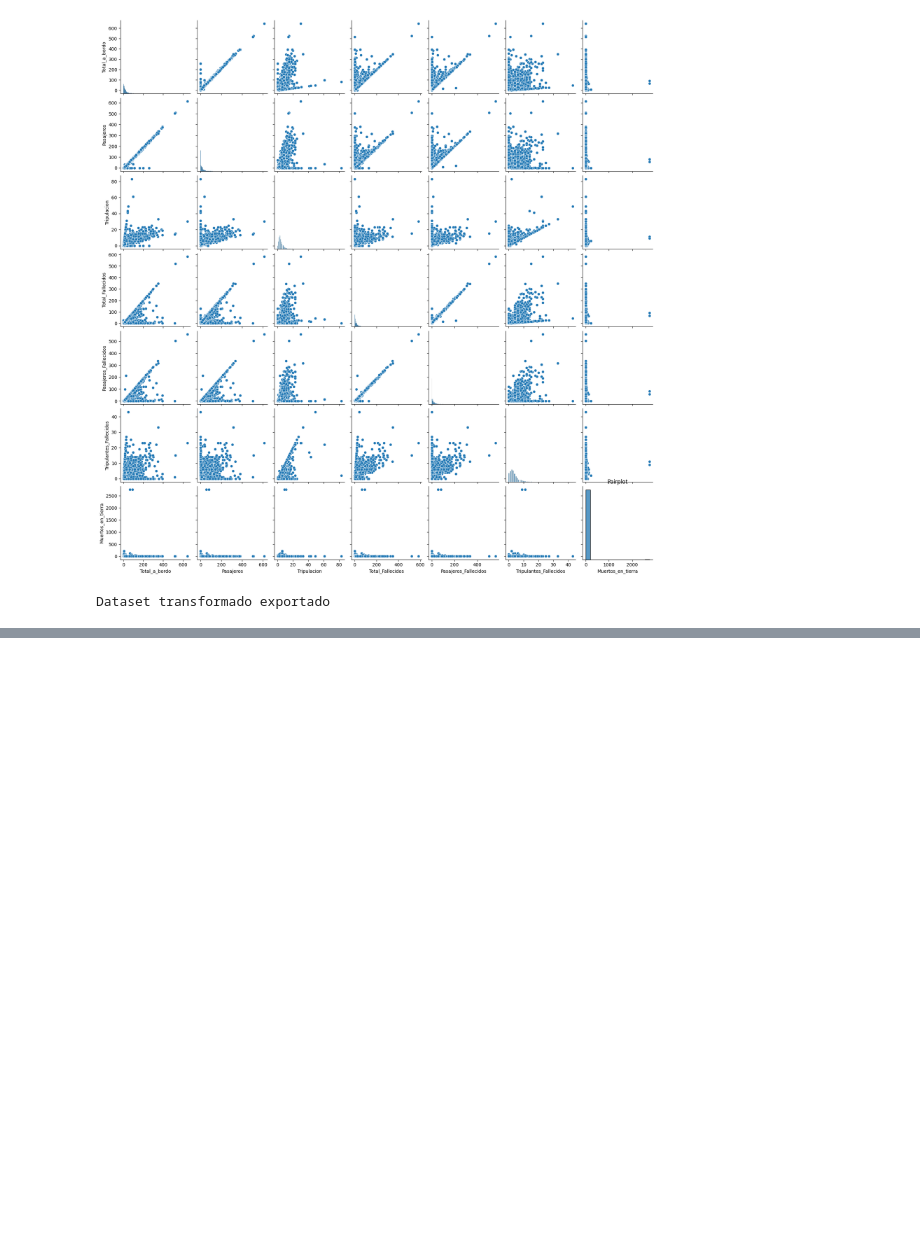
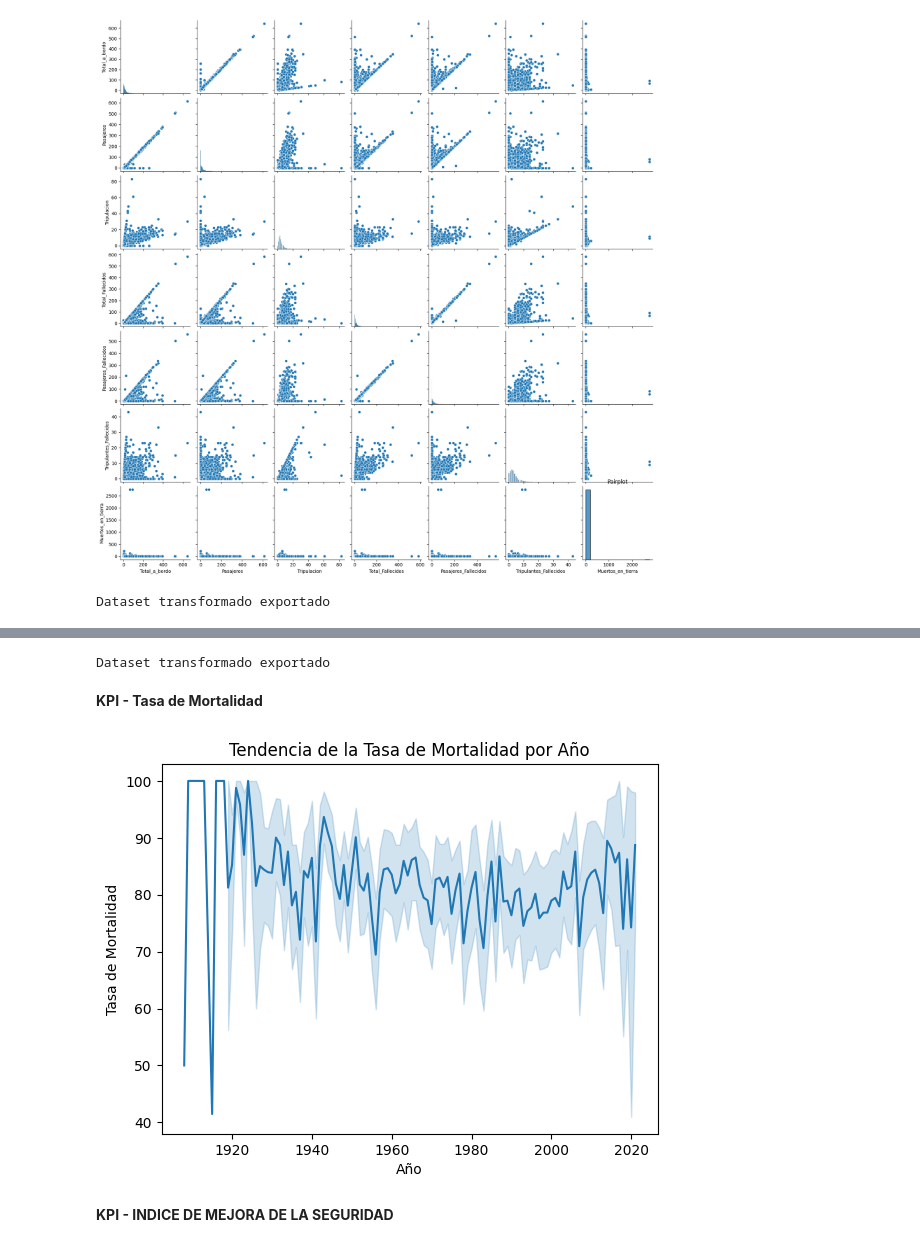
Before and after one commit to Nany1993/PI_DATA_ANALYTICS, a Jupyter notebook: EDA.ipynb, the cells around one changed output, grey strips where cells are left out. Saved outputs shown, nothing was run; the diff lists cells and outputs as text; code cells hidden in the pictures; blank space fills up the shorter version.

```diff
--- a/EDA.ipynb
+++ b/EDA.ipynb
@@ -773,0 +778,41 @@ Dataset transformado exportado
+# %%
+df_accidente2["Total_A_bordo"] = df_accidente2["Pasajeros"] + df_accidente2["Tripulacion"]
+# %%
+df_accidente2['Fecha'] = pd.to_datetime(df_accidente2['Fecha'])
+df_accidente2["Año"] = df_accidente2['Fecha'].dt.year
+# %%
+try:
+    df_accidente2["Tasa_Mortalidad"] = df_accidente2["Total_Fallecidos"] / df_accidente2["Total_A_bordo"] * 100
+except ZeroDivisionError:
+    df_accidente2["Tasa_Mortalidad"] = 0
+except Exception:
+    df_accidente2["Tasa_Mortalidad"] = 0
+# %%
+df_accidente2.dropna(subset=["Tasa_Mortalidad"], inplace=True)
+# %%
+df_accidente2.to_csv('df_accidente3.csv')
+print("Dataset transformado exportado")
+# %% [output]
+Dataset transformado exportado
+# %% [markdown]
+**KPI - Tasa de Mortalidad**
+# %%
+#Grafico
+import seaborn as sns
+import matplotlib.pyplot as plt
+
+# Ordenar el dataframe por el año
+df_accidente2 = df_accidente2.sort_values('Año')
+
+# Crear la gráfica de línea suavizada
+sns.lineplot(data=df_accidente2, x='Año', y='Tasa_Mortalidad')
+
+# Establecer etiquetas y título de la gráfica
+plt.xlabel('Año')
+plt.ylabel('Tasa de Mortalidad')
+plt.title('Tendencia de la Tasa de Mortalidad por Año')
+
+# Mostrar la gráfica
+plt.show()
+# %% [output]
+[figure, added]
@@ -773,0 +853,2 @@ Dataset transformado exportado
+# %% [markdown]
+**KPI - INDICE DE MEJORA DE LA SEGURIDAD**
```
Also changed, not shown: parts of 6 cells of this notebook, 7 other files.
